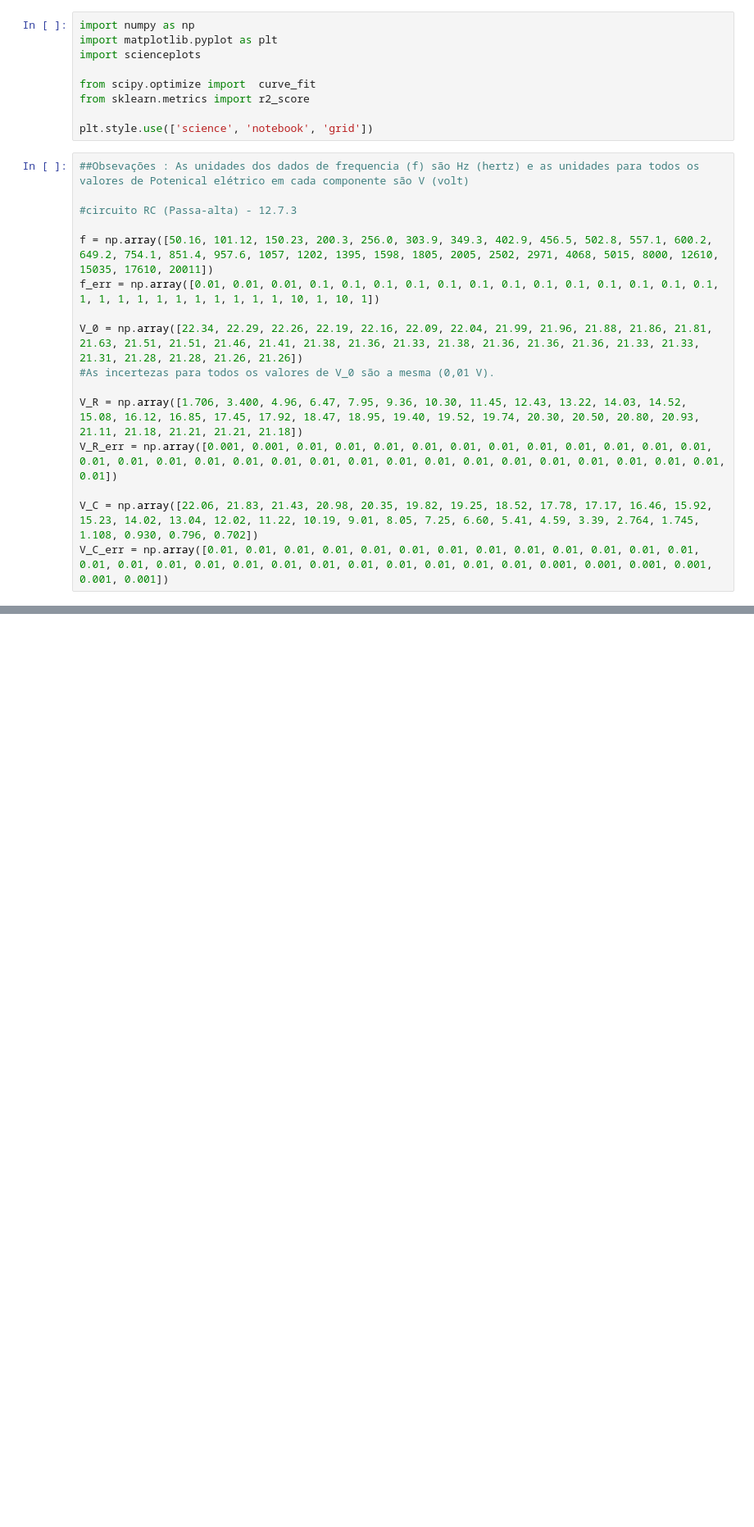
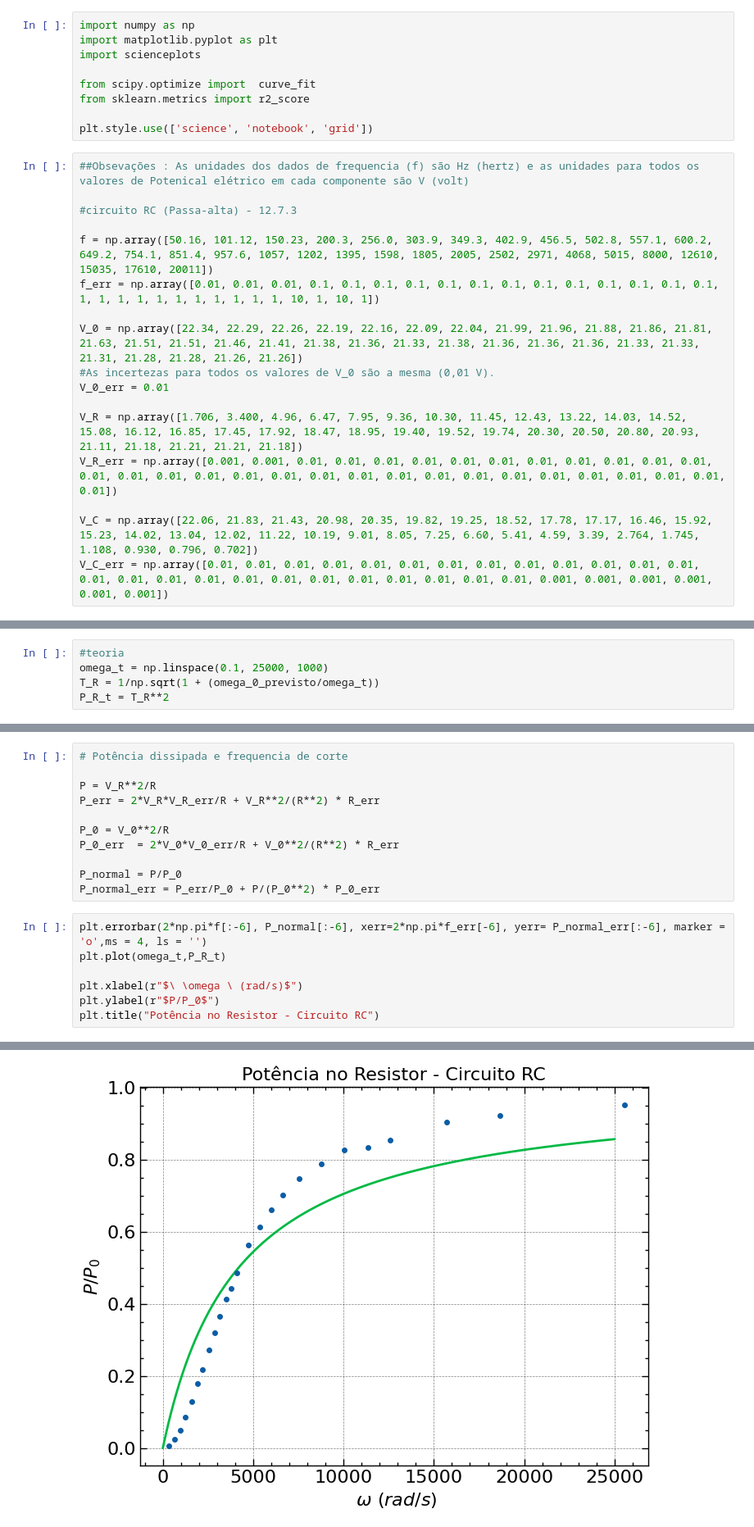
Before and after one commit to matncb/laboratorio-fisica3, a Jupyter notebook: Circuitos-ac/filtros.ipynb, the cells around one changed output, grey strips where cells are left out. Shown: that part at 82% size. Drawn from its saved outputs; the diff is of its cells as text; blank space fills up the shorter version.

```diff
--- a/Circuitos-ac/filtros.ipynb
+++ b/Circuitos-ac/filtros.ipynb
@@ -17,6 +17,7 @@ f_err = np.array([0.01, 0.01, 0.01, 0.1, 0.1, 0.1, 0.1, 0.1, 0.1, 0.1, 0.1, 0.1,
 
 V_0 = np.array([22.34, 22.29, 22.26, 22.19, 22.16, 22.09, 22.04, 21.99, 21.96, 21.88, 21.86, 21.81, 21.63, 21.51, 21.51, 21.46, 21.41, 21.38, 21.36, 21.33, 21.38, 21.36, 21.36, 21.36, 21.33, 21.33, 21.31, 21.28, 21.28, 21.26, 21.26])
 #As incertezas para todos os valores de V_0 são a mesma (0,01 V).
+V_0_err = 0.01
 
 V_R = np.array([1.706, 3.400, 4.96, 6.47, 7.95, 9.36, 10.30, 11.45, 12.43, 13.22, 14.03, 14.52, 15.08, 16.12, 16.85, 17.45, 17.92, 18.47, 18.95, 19.40, 19.52, 19.74, 20.30, 20.50, 20.80, 20.93, 21.11, 21.18, 21.21, 21.21, 21.18])
 V_R_err = np.array([0.001, 0.001, 0.01, 0.01, 0.01, 0.01, 0.01, 0.01, 0.01, 0.01, 0.01, 0.01, 0.01, 0.01, 0.01, 0.01, 0.01, 0.01, 0.01, 0.01, 0.01, 0.01, 0.01, 0.01, 0.01, 0.01, 0.01, 0.01, 0.01, 0.01, 0.01])
@@ -26 +50,6 @@ V_C_err = np.array([0.01, 0.01, 0.01, 0.01, 0.01, 0.01, 0.01, 0.01, 0.01, 0.01,
+# %%
+#teoria
+omega_t = np.linspace(0.1, 25000, 1000)
+T_R = 1/np.sqrt(1 + (omega_0_previsto/omega_t))
+P_R_t = T_R**2
 # %%
@@ -35,0 +73,19 @@ plt.scatter(f[:-6], (V_C/V_0)[:-6])
+# %%
+# Potência dissipada e frequencia de corte
+
+P = V_R**2/R
+P_err = 2*V_R*V_R_err/R + V_R**2/(R**2) * R_err
+
+P_0 = V_0**2/R
+P_0_err  = 2*V_0*V_0_err/R + V_0**2/(R**2) * R_err
+
+P_normal = P/P_0
+P_normal_err = P_err/P_0 + P/(P_0**2) * P_0_err
+# %%
+plt.errorbar(2*np.pi*f[:-6], P_normal[:-6], xerr=2*np.pi*f_err[-6], yerr= P_normal_err[:-6], marker = 'o',ms = 4, ls = '')
+plt.plot(omega_t,P_R_t)
+
+plt.xlabel(r"$\ \omega \ (rad/s)$")
+plt.ylabel(r"$P/P_0$")
+plt.title("Potência no Resistor - Circuito RC")
+# %% [output]
@@ -36,3 +93,4 @@ plt.scatter(f[:-6], (V_C/V_0)[:-6])
+[figure, added]
 # %%
 #circuito RL (Passa-baixa) - 12.7.4
 
```
Also changed, not shown: parts of 6 cells of this notebook.
